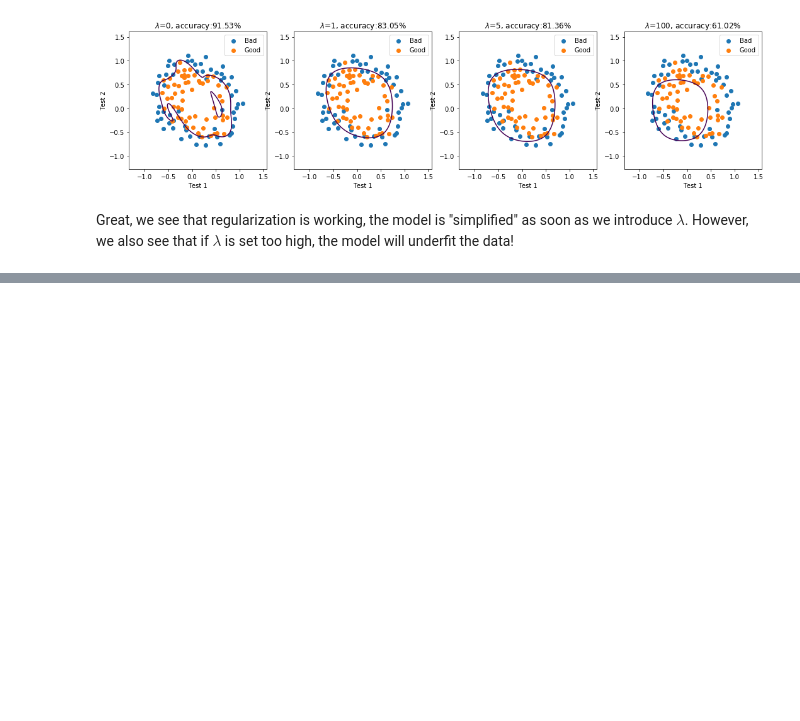
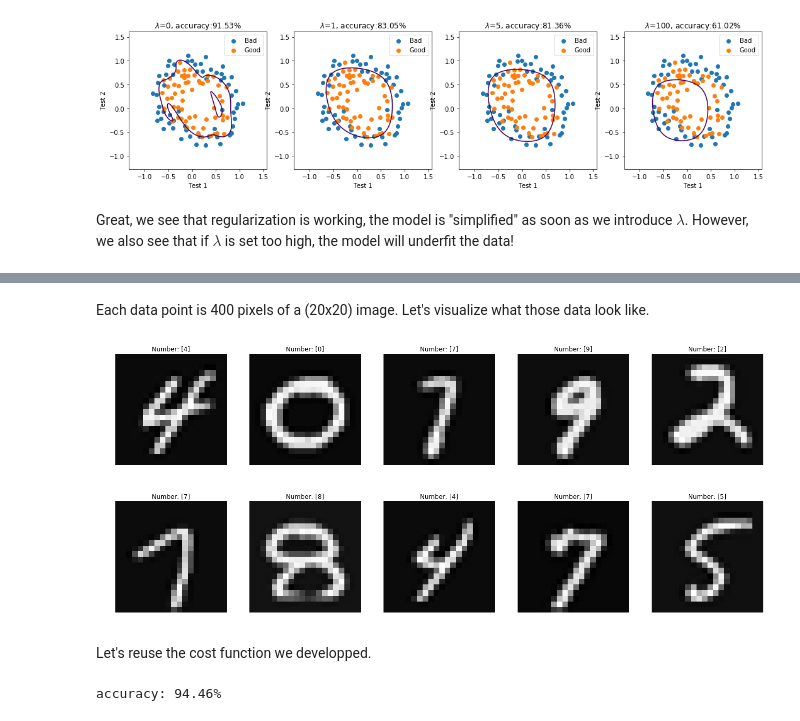
Before and after one commit to gcalmettes/ml-explorations, a Jupyter notebook: 2-classificiation-logistic-regression.ipynb, the cells around one changed output, grey strips where cells are left out. Drawn from its saved outputs; the diff is of its cells as text; code cells hidden in the pictures; blank space fills up the shorter version.

```diff
--- a/2-classificiation-logistic-regression.ipynb
+++ b/2-classificiation-logistic-regression.ipynb
@@ -294,7 +294,7 @@ In theory this this helps minimize overfitting and improve the model's ability t
 
 To test regularization on logistic regression, we are going to use a slightly more challenging problem. Suppose you are the product manager of the factory and you have the test results for some microchips on two different tests. From these two tests, you would like to determine whether the microchips should be accepted or rejected. To help you make the decision, you have a data set of test results on past microchips, from which you can build a logistic regression model.
 # %%
-data3 = pd.read_csv("machine-learning-ex2/ex2/ex2data2.txt", names=["test1", "test2", "valid"])
+data3 = pd.read_csv("data/ex2data2.txt", names=["test1", "test2", "valid"])
 data.head(5)
 # %% [output]
 |  | score1 | score2 | admission |
@@ -477,0 +487,52 @@ Great, we see that regularization is working, the model is "simplified" as soon
+# %%
+from scipy import io
+
+data = io.loadmat('data/ex3data1.mat')
+# change tens to zeros
+data['y'] = data['y']%10
+# %% [markdown]
+Each data point is 400 pixels of a (20x20) image. Let's visualize what those data look like.
+# %%
+fig,axes = plt.subplots(nrows=2, ncols=5, figsize=(18, 8))
+
+for idx,ax in zip((np.random.rand(10)*len(data['y'])).astype(int),axes.ravel()):
+    img = data['X'][idx].reshape((20, 20), order="F")
+    ax.imshow(img, cmap="gray")
+    ax.axis('off')
+    ax.set_title(f"Number: {data['y'][idx]}")
+fig.tight_layout()
+# %% [output]
+[figure, added]
+# %% [markdown]
+Let's reuse the cost function we developped.
+# %%
+# regularization coefficient
+regCoef = 1
+
+# number of different categories present in dataset
+nCat = len(np.unique(data['y']))
+
+features = np.hstack([np.ones(len(data['X']))[:, np.newaxis], data['X']])
+initialTheta = np.zeros(features.shape[1]) # initial guesses for theta
+
+# result array for the theta for each boundary decision
+resTheta = np.zeros((nCat, features.shape[1]))
+
+# let's get the best theta vector to categorize each category against the rest
+for i in range(nCat):
+    target = (data['y']==[i]).astype(int)
+    result = opt.minimize(costRegularized, initialTheta, jac=gradientCostRegularized, args=(features, target, regCoef), method='BFGS')
+    if result.success:
+        resTheta[i]= result.x
+#         print(f"Best parameters for iteration {i}: {result.x}")
+    else:
+        print(f"Iteration {i} did not converge")
+
+predictions = sigmoid(np.dot(features, resTheta.transpose()))
+predictedCat = np.where(predictions == predictions.max(axis=1)[:, np.newaxis])[1]
+final = pd.DataFrame(np.hstack([data['y'], predictedCat[:, np.newaxis]]), columns=["true", "predictedCat"])
+accuracy = np.sum(final.true==final.predictedCat)/len(final)
+print(f"accuracy: {100*accuracy}%")
+# final
+# %% [output]
+accuracy: 94.46%
```
Also changed, not shown: parts of 11 cells of this notebook, 1 other file.
